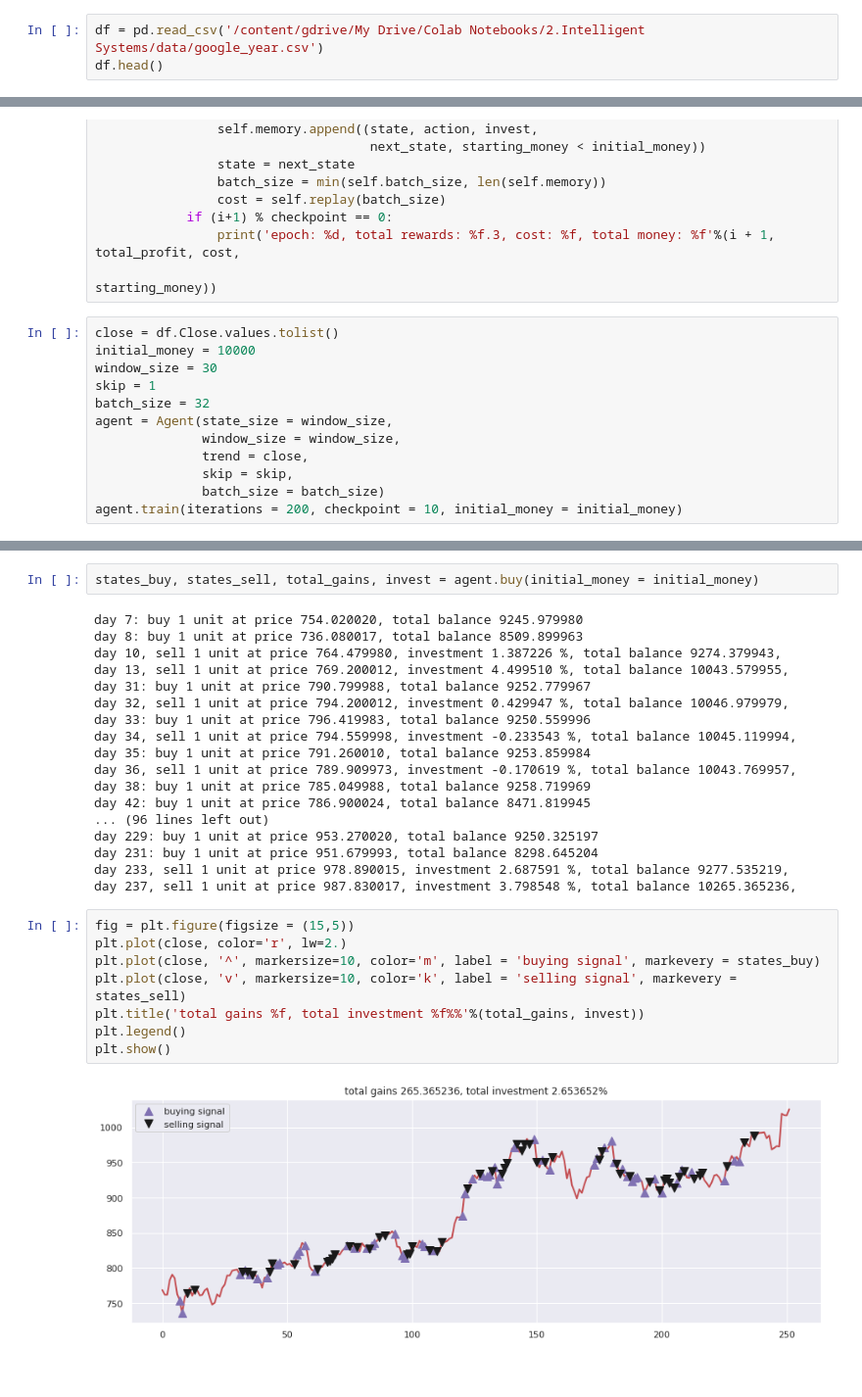
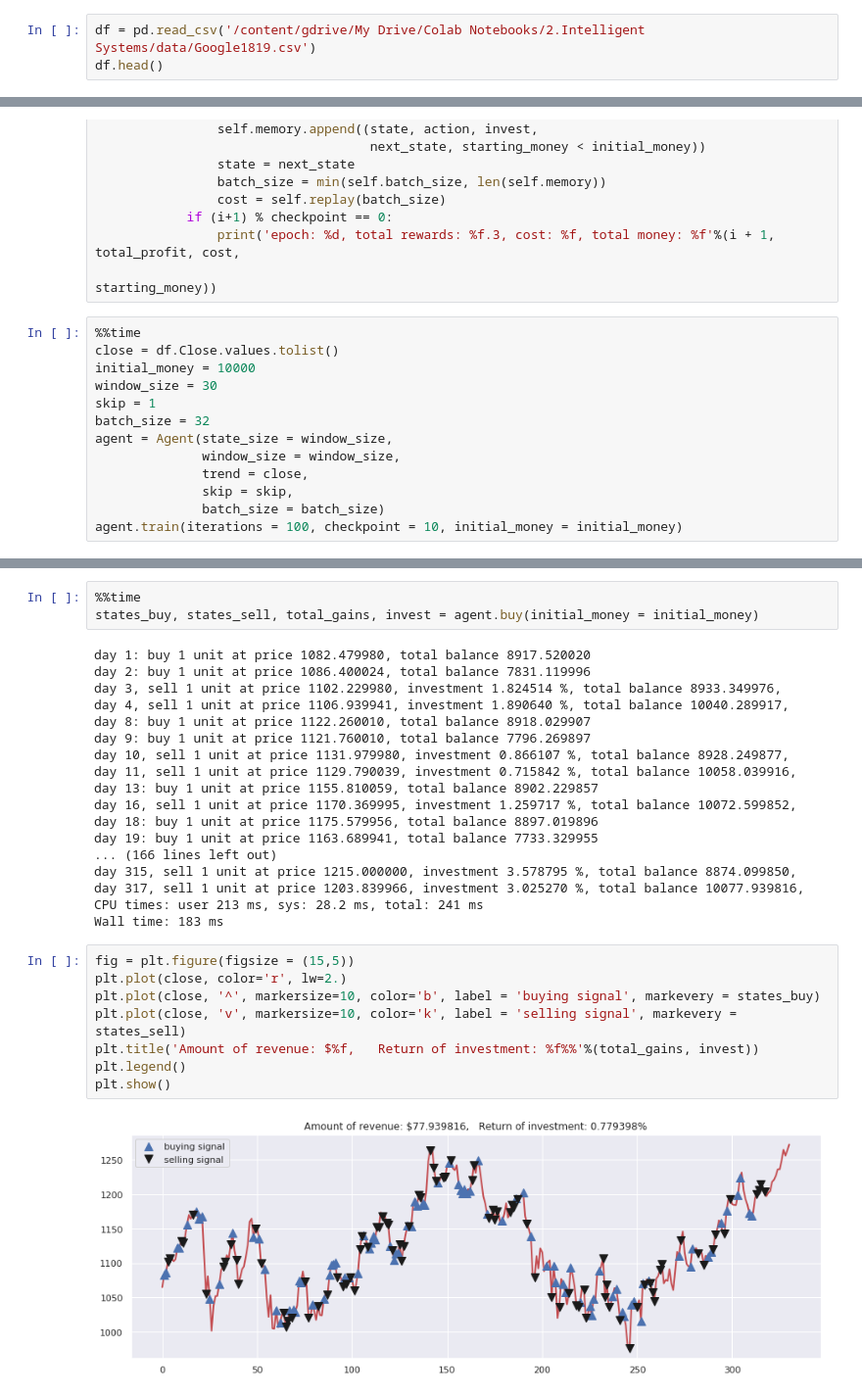
Before and after one commit to ashfarhangi/Reinforcement-Learning-Trading, a Jupyter notebook: Q_Learning_Agent.ipynb, the cells around one changed output, grey strips where cells are left out. Shown: that part at 98% size. Saved outputs shown, nothing was run; the diff lists cells and outputs as text.

```diff
--- a/Q_Learning_Agent.ipynb
+++ b/Q_Learning_Agent.ipynb
@@ -18,5 +14,5 @@ Mounted at /content/gdrive
 # %%
-df = pd.read_csv('/content/gdrive/My Drive/Colab Notebooks/2.Intelligent Systems/data/google_year.csv')
+df = pd.read_csv('/content/gdrive/My Drive/Colab Notebooks/2.Intelligent Systems/data/Google1819.csv')
 df.head()
 # %% [output]
 |  | Date | Open | High | Low | Close | Adj Close | Volume |
@@ -166,6 +162,7 @@ class Agent:
                 print('epoch: %d, total rewards: %f.3, cost: %f, total money: %f'%(i + 1, total_profit, cost,
                                                                                   starting_money))
 # %%
+%%time
 close = df.Close.values.tolist()
 initial_money = 10000
 window_size = 30
@@ -176,5 +173,5 @@ agent = Agent(state_size = window_size,
               trend = close,
               skip = skip,
               batch_size = batch_size)
-agent.train(iterations = 200, checkpoint = 10, initial_money = initial_money)
+agent.train(iterations = 100, checkpoint = 10, initial_money = initial_money)
 # %% [output]
@@ -198,30 +190,31 @@ epoch: 200, total rewards: 368.845274.3, cost: 0.038016, total money: 10368.8452
 # %%
+%%time
 states_buy, states_sell, total_gains, invest = agent.buy(initial_money = initial_money)
 # %% [output]
-day 7: buy 1 unit at price 754.020020, total balance 9245.979980
-day 8: buy 1 unit at price 736.080017, total balance 8509.899963
-day 10, sell 1 unit at price 764.479980, investment 1.387226 %, total balance 9274.379943,
-day 13, sell 1 unit at price 769.200012, investment 4.499510 %, total balance 10043.579955,
-day 31: buy 1 unit at price 790.799988, total balance 9252.779967
-day 32, sell 1 unit at price 794.200012, investment 0.429947 %, total balance 10046.979979,
-day 33: buy 1 unit at price 796.419983, total balance 9250.559996
-day 34, sell 1 unit at price 794.559998, investment -0.233543 %, total balance 10045.119994,
-day 35: buy 1 unit at price 791.260010, total balance 9253.859984
-day 36, sell 1 unit at price 789.909973, investment -0.170619 %, total balance 10043.769957,
-day 38: buy 1 unit at price 785.049988, total balance 9258.719969
-day 42: buy 1 unit at price 786.900024, total balance 8471.819945
-... (96 lines left out)
-day 229: buy 1 unit at price 953.270020, total balance 9250.325197
-day 231: buy 1 unit at price 951.679993, total balance 8298.645204
-day 233, sell 1 unit at price 978.890015, investment 2.687591 %, total balance 9277.535219,
-day 237, sell 1 unit at price 987.830017, investment 3.798548 %, total balance 10265.365236,
+day 1: buy 1 unit at price 1082.479980, total balance 8917.520020
+day 2: buy 1 unit at price 1086.400024, total balance 7831.119996
+day 3, sell 1 unit at price 1102.229980, investment 1.824514 %, total balance 8933.349976,
+day 4, sell 1 unit at price 1106.939941, investment 1.890640 %, total balance 10040.289917,
+day 8: buy 1 unit at price 1122.260010, total balance 8918.029907
+day 9: buy 1 unit at price 1121.760010, total balance 7796.269897
+day 10, sell 1 unit at price 1131.979980, investment 0.866107 %, total balance 8928.249877,
+day 11, sell 1 unit at price 1129.790039, investment 0.715842 %, total balance 10058.039916,
+day 13: buy 1 unit at price 1155.810059, total balance 8902.229857
+day 16, sell 1 unit at price 1170.369995, investment 1.259717 %, total balance 10072.599852,
+day 18: buy 1 unit at price 1175.579956, total balance 8897.019896
+day 19: buy 1 unit at price 1163.689941, total balance 7733.329955
+... (166 lines left out)
+day 315, sell 1 unit at price 1215.000000, investment 3.578795 %, total balance 8874.099850,
+day 317, sell 1 unit at price 1203.839966, investment 3.025270 %, total balance 10077.939816,
+CPU times: user 213 ms, sys: 28.2 ms, total: 241 ms
+Wall time: 183 ms
 # %%
 fig = plt.figure(figsize = (15,5))
 plt.plot(close, color='r', lw=2.)
-plt.plot(close, '^', markersize=10, color='m', label = 'buying signal', markevery = states_buy)
+plt.plot(close, '^', markersize=10, color='b', label = 'buying signal', markevery = states_buy)
 plt.plot(close, 'v', markersize=10, color='k', label = 'selling signal', markevery = states_sell)
-plt.title('total gains %f, total investment %f%%'%(total_gains, invest))
+plt.title('Amount of revenue: $%f,   Return of investment: %f%%'%(total_gains, invest))
 plt.legend()
 plt.show()
 # %% [output]
-[figure, old version]
+[figure, new version]
```
Also changed, not shown: parts of 3 cells of this notebook.
